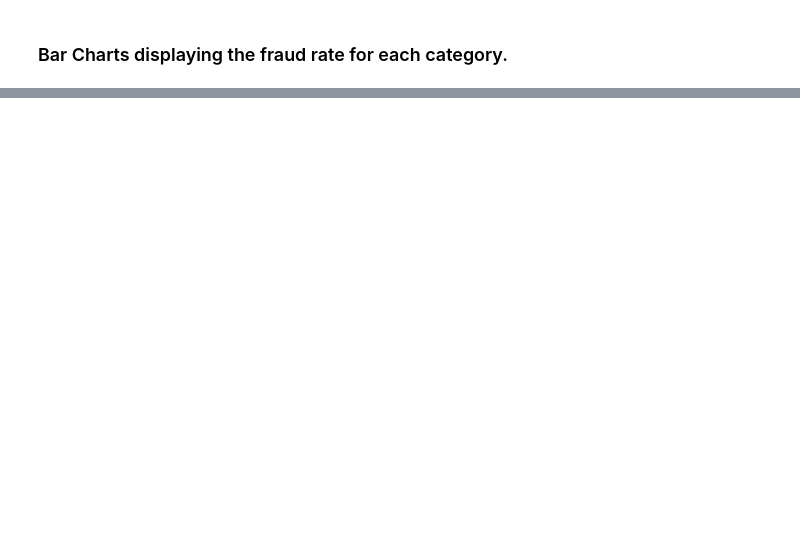
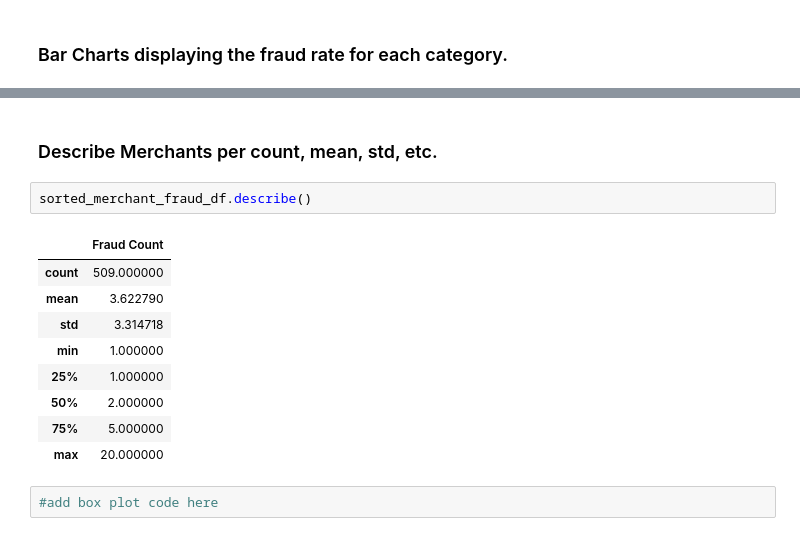
Before and after one commit to LackOfWitness/west-us-credit-card-fraud, a Jupyter notebook: Credit_Card_Fraud_Analysis-Team3-/credit_card_fraud_analysis.ipynb, the cells around one changed output, grey strips where cells are left out. Cells and saved outputs as stored; diff of their text form; blank space fills up the shorter version.

```diff
--- a/Credit_Card_Fraud_Analysis-Team3-/credit_card_fraud_analysis.ipynb
+++ b/Credit_Card_Fraud_Analysis-Team3-/credit_card_fraud_analysis.ipynb
@@ -160,0 +187,16 @@ plt.show()
+# %% [markdown]
+### Describe Merchants per count, mean, std, etc.
+# %%
+sorted_merchant_fraud_df.describe()
+# %% [output]
+|  | Fraud Count |
+| count | 509.000000 |
+| mean | 3.622790 |
+| std | 3.314718 |
+| min | 1.000000 |
+| 25% | 1.000000 |
+| 50% | 2.000000 |
+| 75% | 5.000000 |
+| max | 20.000000 |
+# %%
+#add box plot code here
```
Also changed, not shown: parts of 5 cells of this notebook.
